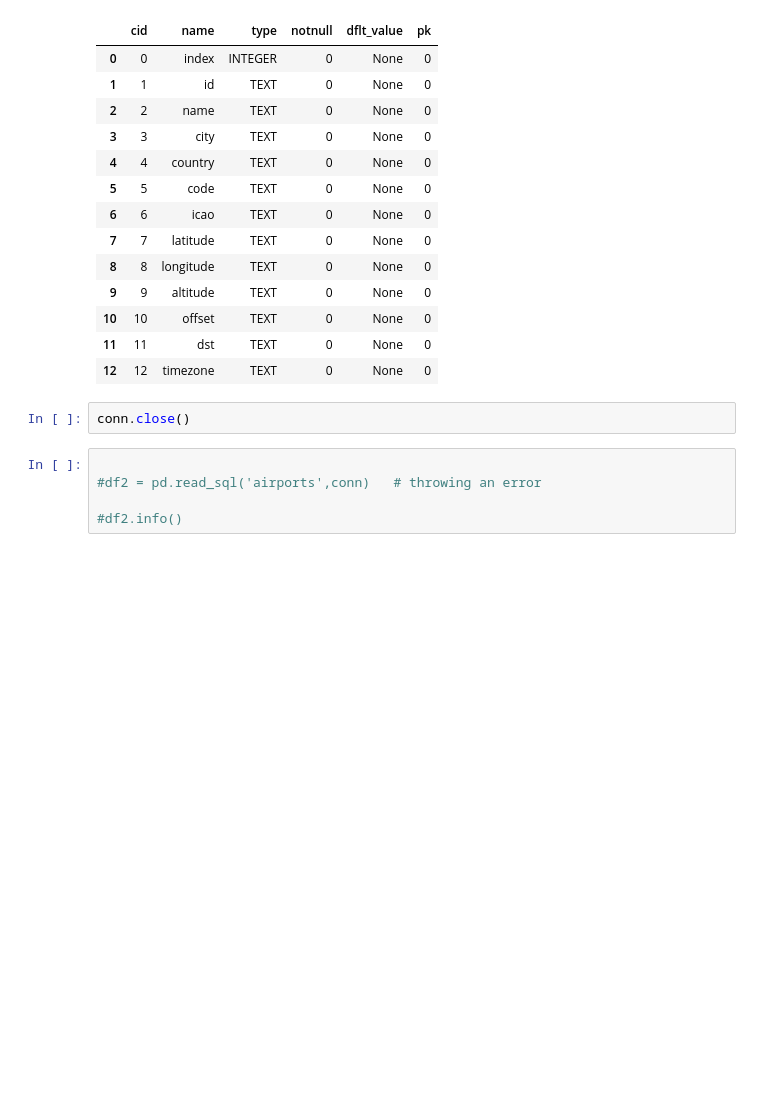
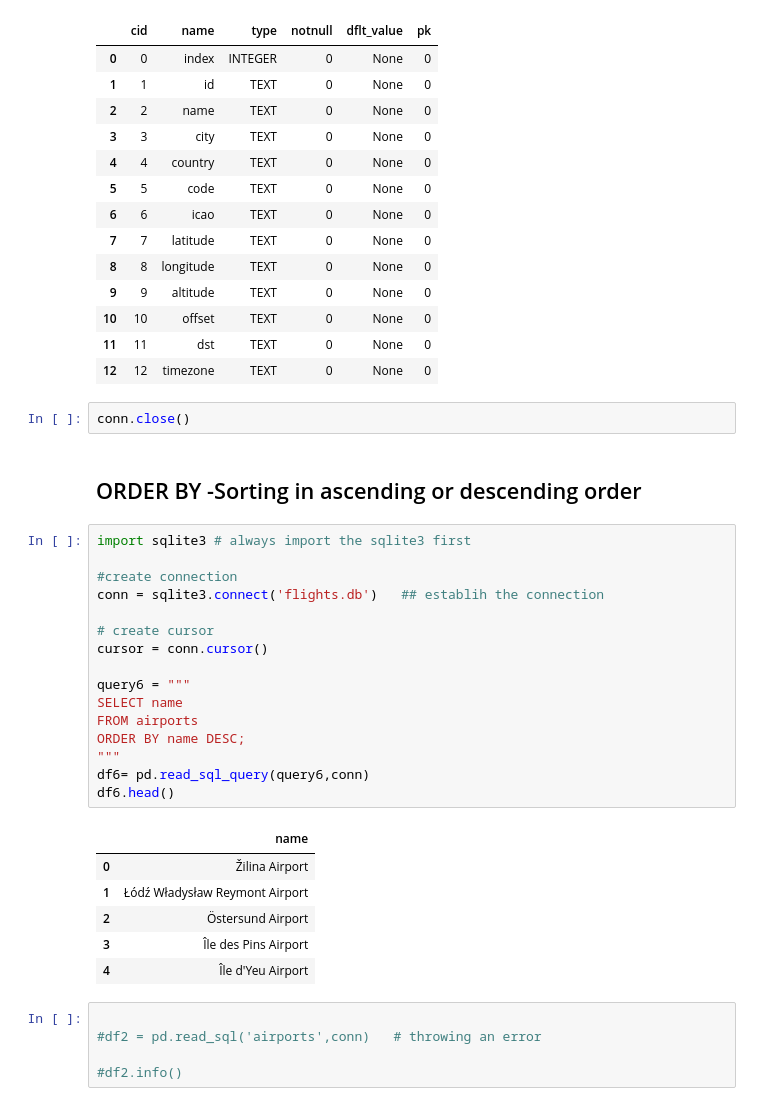
Before and after one commit to BriegeMeso/SQL, a Jupyter notebook: sqlcontent.ipynb, the cells around one changed output. Drawn from its saved outputs; the diff is of its cells as text; blank space fills up the shorter version.

```diff
--- a/sqlcontent.ipynb
+++ b/sqlcontent.ipynb
@@ -233,6 +233,31 @@ pd.read_sql('PRAGMA table_info(airports);',conn)
 | 12 | 12 | timezone | TEXT | 0 | None | 0 |
 # %%
 conn.close()
+# %% [markdown]
+## ORDER BY -Sorting in ascending or descending order
+# %%
+import sqlite3 # always import the sqlite3 first
+
+#create connection
+conn = sqlite3.connect('flights.db')   ## establih the connection
+
+# create cursor
+cursor = conn.cursor()
+
+query6 = """
+SELECT name
+FROM airports
+ORDER BY name DESC;
+"""
+df6= pd.read_sql_query(query6,conn)
+df6.head()
+# %% [output]
+|  | name |
+| 0 | Žilina Airport |
+| 1 | Łódź Władysław Reymont Airport |
+| 2 | Östersund Airport |
+| 3 | Île des Pins Airport |
+| 4 | Île d'Yeu Airport |
 # %%
 
 #df2 = pd.read_sql('airports',conn)   # throwing an error
```
